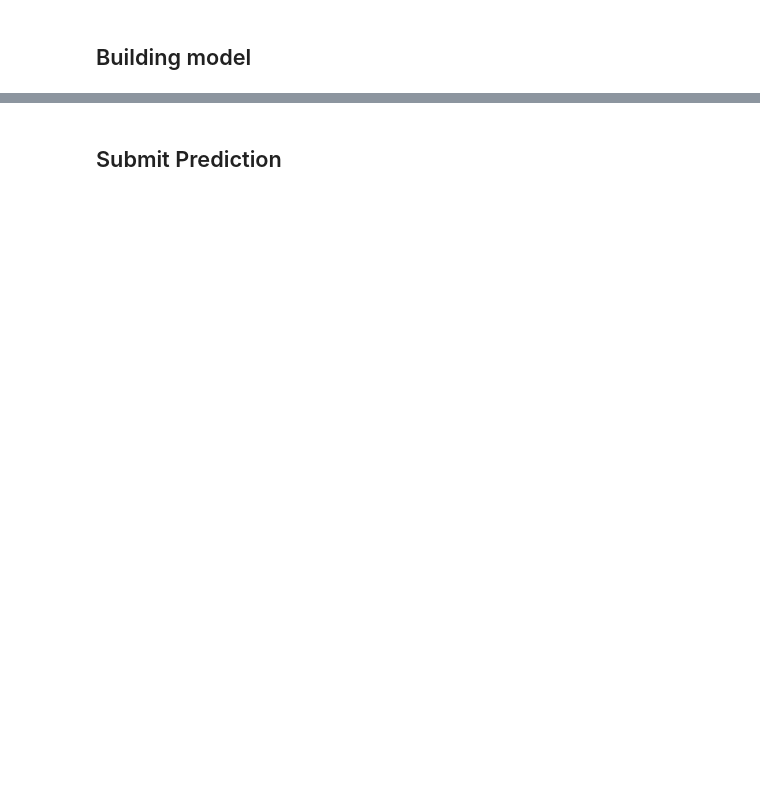
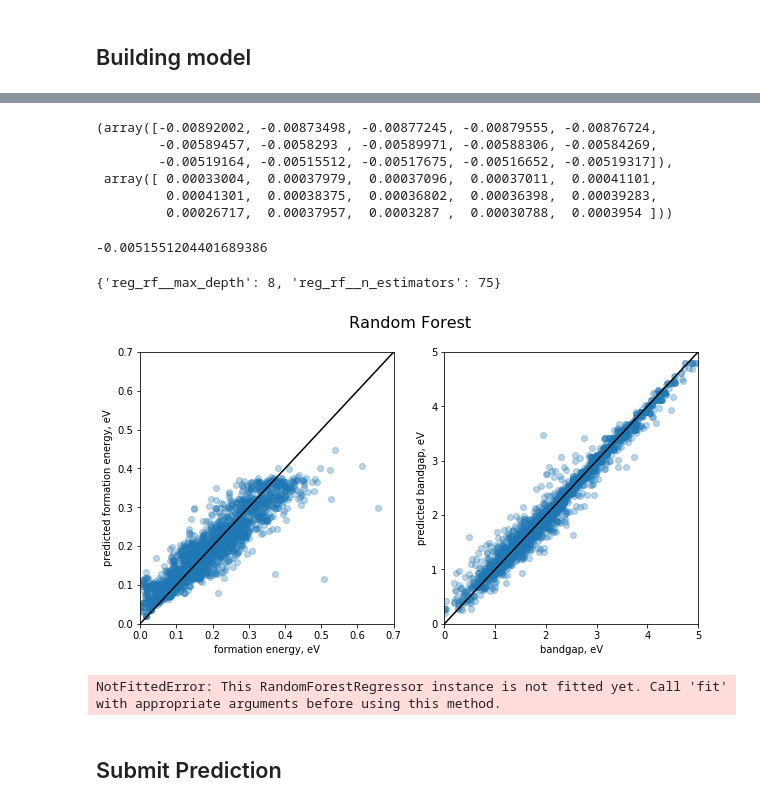
Before and after one commit to rostyslavb/DRU-DS100-w3, a Jupyter notebook: kaggle/transparent_conductors/kernel.ipynb, the cells around one changed output, grey strips where cells are left out. Drawn from its saved outputs; the diff is of its cells as text; code cells hidden in the pictures; blank space fills up the shorter version.

```diff
--- a/kaggle/transparent_conductors/kernel.ipynb
+++ b/kaggle/transparent_conductors/kernel.ipynb
@@ -268,0 +264,16 @@ estimator.cv_results_
+# %%
+from sklearn.ensemble import RandomForestRegressor, AdaBoostRegressor, BaggingRegressor
+
+reg_rf = RandomForestRegressor()
+
+param_grid_rf = dict(reg_rf__n_estimators=[50, 75, 100, 125, 150],
+                     reg_rf__max_depth=[4, 6, 8])
+
+pipe_rf = Pipeline([('enc', enc), ('reg_rf', reg_rf)])
+grid_rf = GridSearchCV(pipe_rf,
+                       param_grid=param_grid_rf,
+                       scoring='neg_mean_squared_log_error',
+                       cv=5,
+                       n_jobs=-1)
+
+grid_rf.fit(X_train, Y_train)
@@ -269,3 +292,28 @@ estimator.cv_results_
+# %%
+grid_rf.cv_results_['mean_test_score'], grid_rf.cv_results_['std_test_score']
+# %% [output]
+(array([-0.00892002, -0.00873498, -0.00877245, -0.00879555, -0.00876724,
+        -0.00589457, -0.0058293 , -0.00589971, -0.00588306, -0.00584269,
+        -0.00519164, -0.00515512, -0.00517675, -0.00516652, -0.00519317]),
+ array([ 0.00033004,  0.00037979,  0.00037096,  0.00037011,  0.00041101,
+         0.00041301,  0.00038375,  0.00036802,  0.00036398,  0.00039283,
+         0.00026717,  0.00037957,  0.0003287 ,  0.00030788,  0.0003954 ]))
+# %%
+grid_rf.best_score_
+# %% [output]
+-0.0051551204401689386
+# %%
+grid_rf.best_params_
+# %% [output]
+{'reg_rf__max_depth': 8, 'reg_rf__n_estimators': 75}
+# %%
+plot_targets(grid_rf, 'Random Forest')
+# %% [output]
+[figure, added]
+# %%
+reg_rf.feature_importances_
+# %% [output]
+NotFittedError: This RandomForestRegressor instance is not fitted yet. Call 'fit' with appropriate arguments before using this method.
 # %% [markdown]
 ## Submit Prediction
 # %%
```
Also changed, not shown: parts of 21 cells of this notebook, 1 other file.
